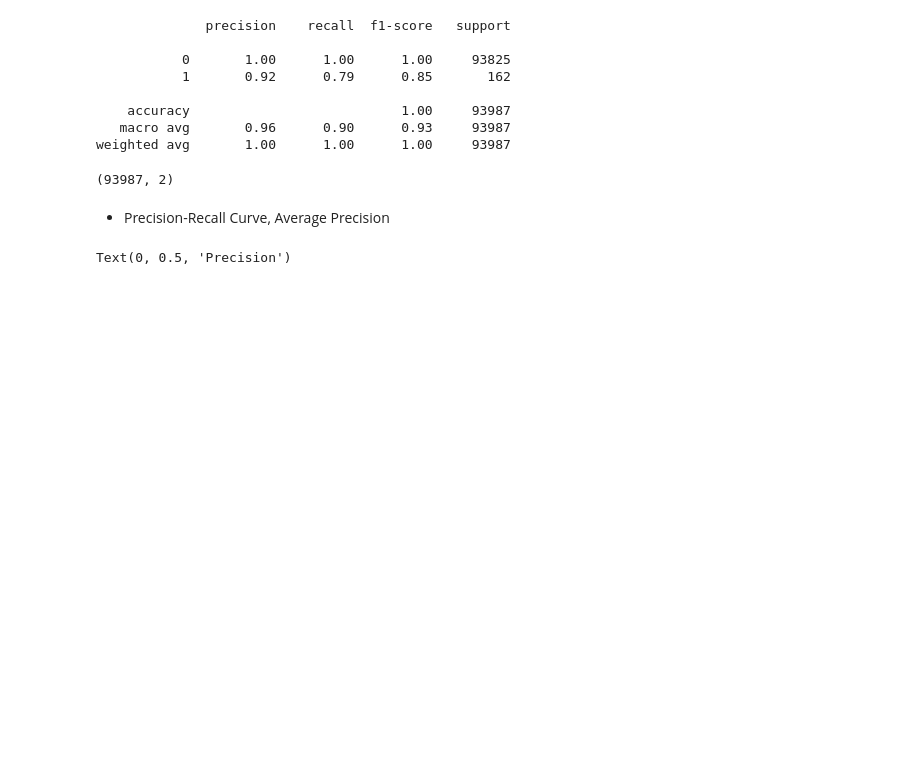
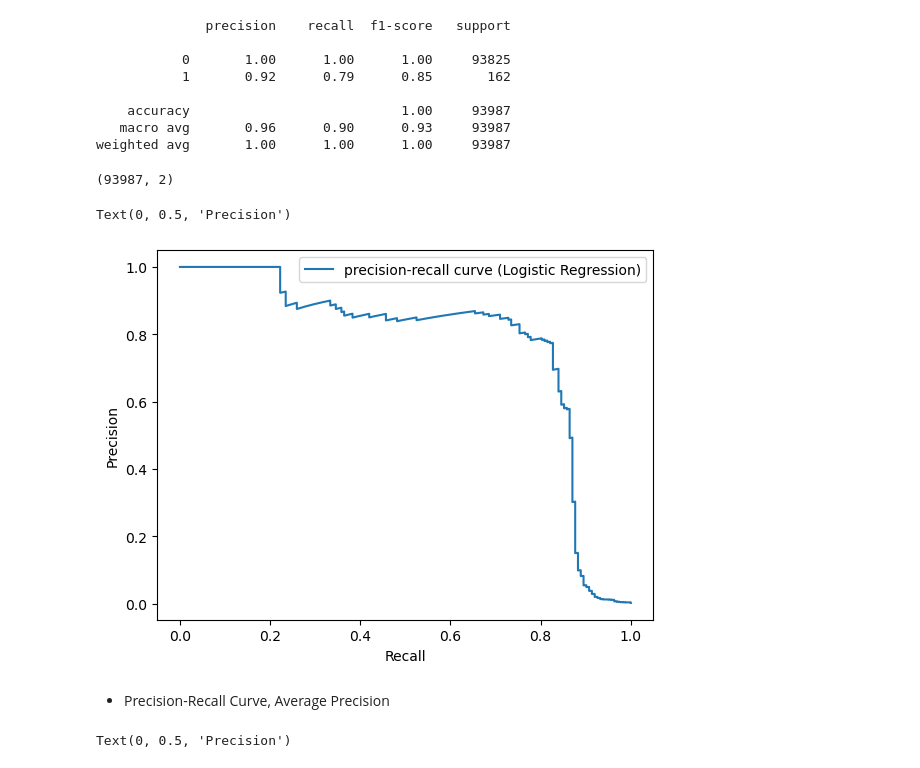
Before and after one commit to pulpo125/habang, a Jupyter notebook: machine_learning/15_비지도학습_이상치탐지(신용카드).ipynb, the cells around one changed output. Cells and saved outputs as stored; diff of their text form; code cells hidden in the pictures; blank space fills up the shorter version.

```diff
--- a/machine_learning/15_비지도학습_이상치탐지(신용카드).ipynb
+++ b/machine_learning/15_비지도학습_이상치탐지(신용카드).ipynb
@@ -176,6 +176,15 @@ y_pred_proba_knn5 = knn_5.predict_proba(X_test)
 y_pred_proba_knn5.shape
 # %% [output]
 (93987, 2)
+# %%
+precision, recall, thresholds = precision_recall_curve(y_test, logreg.predict_proba(X_test)[:,1])
+plt.plot(recall, precision, label='precision-recall curve (Logistic Regression)')
+plt.legend()
+plt.xlabel('Recall')
+plt.ylabel('Precision')
+# %% [output]
+Text(0, 0.5, 'Precision')
+[figure, added]
 # %% [markdown]
 - Precision-Recall Curve, Average Precision
 # %%
```
Also changed, not shown: parts of 9 cells of this notebook.
